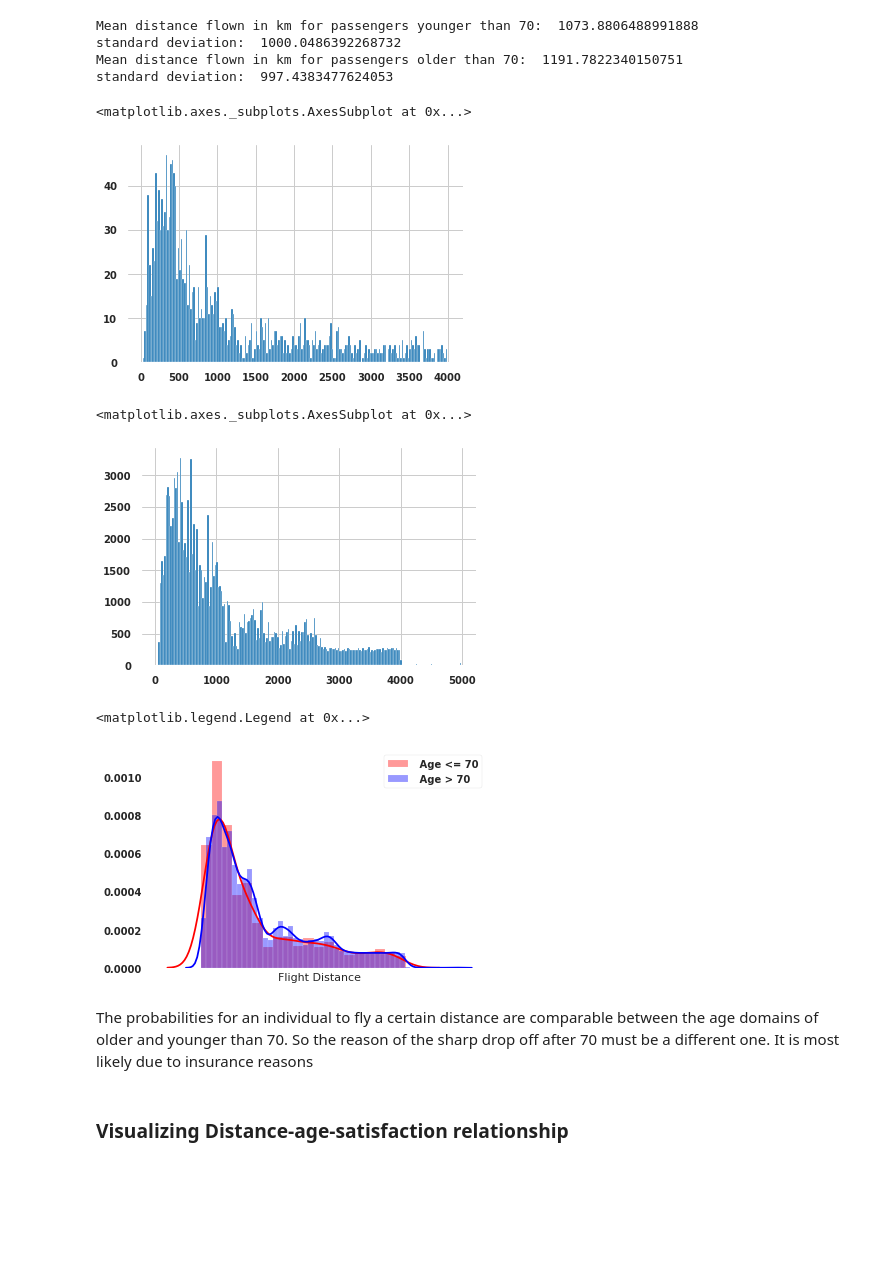
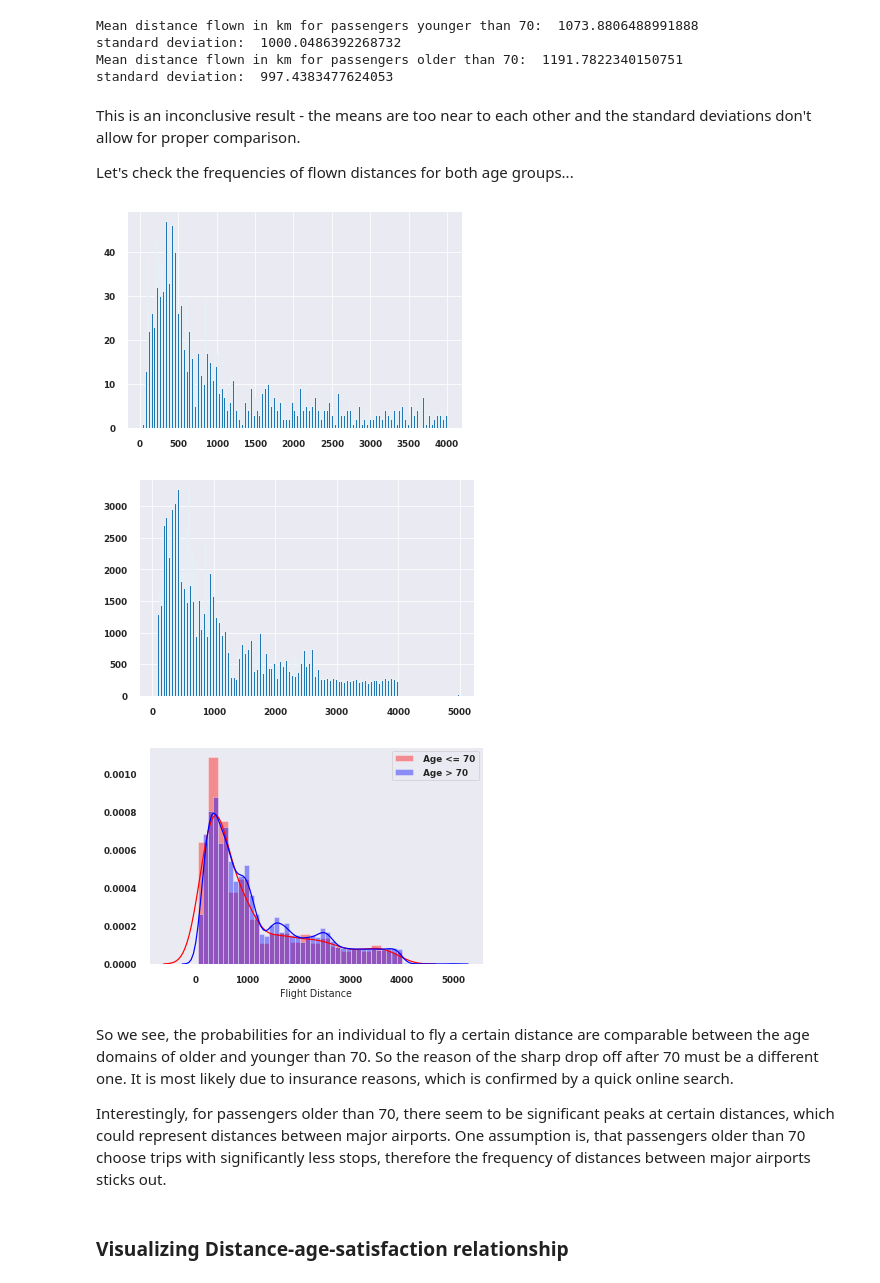
Before and after one commit to n1oftheabove/visualizing-real-world-data-project, a Jupyter notebook: airline_satisfaction.ipynb, the cells around one changed output. Cells and saved outputs as stored; diff of their text form; code cells hidden in the pictures; blank space fills up the shorter version.

```diff
--- a/airline_satisfaction.ipynb
+++ b/airline_satisfaction.ipynb
@@ -5,10 +5,11 @@ import matplotlib.pyplot as plt
 import seaborn as sns
 from matplotlib import rc
 
-#import sklearn.linear_model as lm
-#import sklearn.metrics as metrics
-
 import statsmodels.api as sm
 
 import pandas_profiling
 %matplotlib inline
+
+# Set seaborn plot style
+sns.set_style("dark")
+sns.set_context("paper")
@@ -161,7 +137,7 @@ df.head()
 # %% [markdown]
 ### Norming departure and arrival delay
 # %%
-df['Departure Delay in Minutes'] = df['Departure Delay in Minutes']/df['Departure Delay in Minutes'].max()
-df['Arrival Delay in Minutes'] = df['Arrival Delay in Minutes']/df['Arrival Delay in Minutes'].max()
+# df['Departure Delay in Minutes'] = df['Departure Delay in Minutes']/df['Departure Delay in Minutes'].max()
+# df['Arrival Delay in Minutes'] = df['Arrival Delay in Minutes']/df['Arrival Delay in Minutes'].max()
 # %% [markdown]
 # 2. EDA
@@ -291,32 +252,32 @@ Mean distance flown in km for passengers younger than 70:  1073.8806488991888
 standard deviation:  1000.0486392268732
 Mean distance flown in km for passengers older than 70:  1191.7822340150751
 standard deviation:  997.4383477624053
+# %% [markdown]
+This is an inconclusive result - the means are too near to each other and the standard deviations don't allow for proper comparison.
+
+Let's check the frequencies of flown distances for both age groups...
 # %%
-df_age9['Flight Distance'].hist(bins=200)
+_= df_age9['Flight Distance'].hist(bins=200)
 # %% [output]
-<matplotlib.axes._subplots.AxesSubplot at 0x...>
-[figure, old version]
+[figure, new version]
 # %%
-df_age10['Flight Distance'].hist(bins=200)
+_ = df_age10['Flight Distance'].hist(bins=200)
 # %% [output]
-<matplotlib.axes._subplots.AxesSubplot at 0x...>
-[figure, old version]
+[figure, new version]
 # %%
-#f, ax = plt.subplots(1, 1)
 g = sns.distplot(df_age9['Flight Distance'], color="r", label=' Age <= 70')
 g = sns.distplot(df_age10['Flight Distance'], color="b", label=' Age > 70')
 
 plt.tick_params(
-    axis='both',          # changes apply to the x-axis
-    which='both',      # both major and minor ticks are affected
-    bottom=False,      # ticks along the bottom edge are off
-    top=False,         # ticks along the top edge are off
-    labelbottom=False)
-plt.legend()
+    axis='both',
+    top=False,
+)
+_= plt.legend()
 # %% [output]
-<matplotlib.legend.Legend at 0x...>
-[figure, old version]
+[figure, new version]
 # %% [markdown]
-The probabilities for an individual to fly a certain distance are comparable between the age domains of older and younger than 70. So the reason of the sharp drop off after 70 must be a different one. It is most likely due to insurance reasons
+So we see, the probabilities for an individual to fly a certain distance are comparable between the age domains of older and younger than 70. So the reason of the sharp drop off after 70 must be a different one. It is most likely due to insurance reasons, which is confirmed by a quick online search.
+
+Interestingly, for passengers older than 70, there seem to be significant peaks at certain distances, which could represent distances between major airports. One assumption is, that passengers older than 70 choose trips with significantly less stops, therefore the frequency of distances between major airports sticks out.
 # %% [markdown]
 ### Visualizing Distance-age-satisfaction relationship
```
Also changed, not shown: parts of 80 cells of this notebook.
